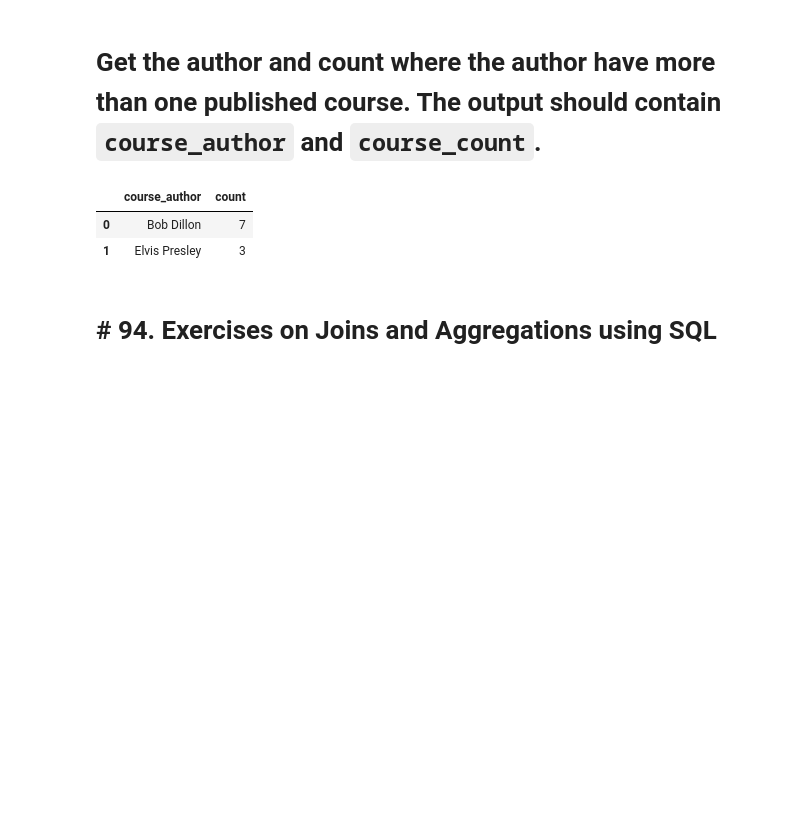
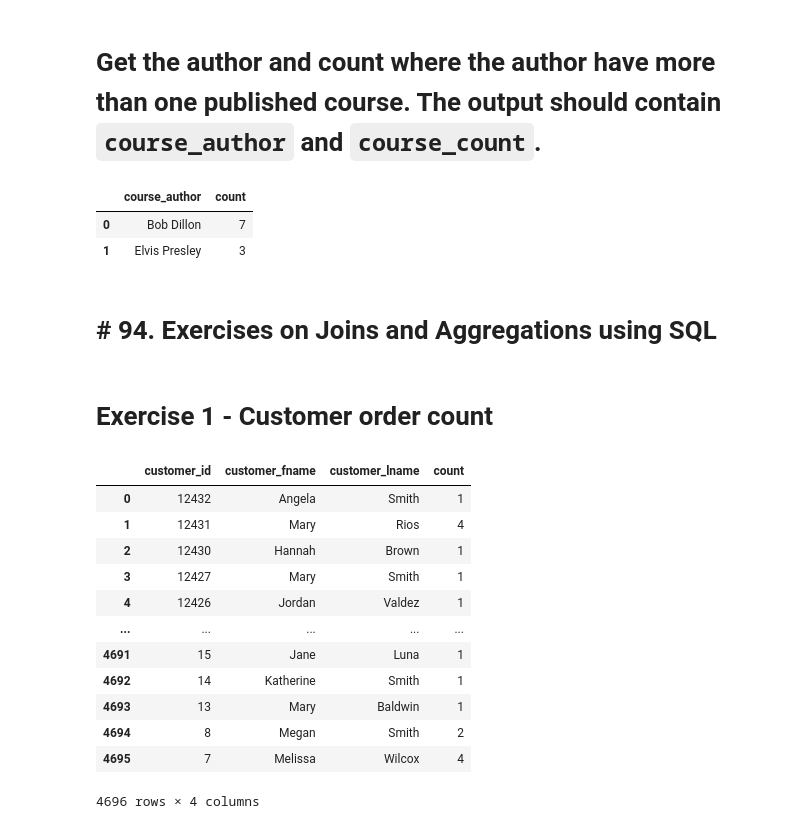
Before and after one commit to ZygimantasB/data_engineering_essentials_using_sql_python_pyspark, a Jupyter notebook: Section 9 Exercises for Basic SQL Queries/section_9.ipynb, the cells around one changed output. Saved outputs shown, nothing was run; the diff lists cells and outputs as text; code cells hidden in the pictures; blank space fills up the shorter version.

```diff
--- a/Section 9 Exercises for Basic SQL Queries/section_9.ipynb
+++ b/Section 9 Exercises for Basic SQL Queries/section_9.ipynb
@@ -112,3 +112,31 @@ HAVING count(*) > 1;
 | 1 | Elvis Presley | 3 |
 # %% [markdown]
 # # 94. Exercises on Joins and Aggregations using SQL
+# %% [markdown]
+# Exercise 1 - Customer order count
+# %%
+%%sql
+SELECT customer_id,
+       customer_fname,
+       customer_lname,
+       count(*)
+FROM customers c
+    JOIN orders o
+      ON c.customer_id = o.order_customer_id
+        WHERE to_char(order_date, 'yyyy-mm') = '2014-01'
+        GROUP BY to_char(order_date, 'yyyy-mm'), customer_id
+        ORDER BY customer_id DESC;
+# %% [output]
+|  | customer_id | customer_fname | customer_lname | count |
+| 0 | 12432 | Angela | Smith | 1 |
+| 1 | 12431 | Mary | Rios | 4 |
+| 2 | 12430 | Hannah | Brown | 1 |
+| 3 | 12427 | Mary | Smith | 1 |
+| 4 | 12426 | Jordan | Valdez | 1 |
+| ... | ... | ... | ... | ... |
+| 4691 | 15 | Jane | Luna | 1 |
+| 4692 | 14 | Katherine | Smith | 1 |
+| 4693 | 13 | Mary | Baldwin | 1 |
+| 4694 | 8 | Megan | Smith | 2 |
+| 4695 | 7 | Melissa | Wilcox | 4 |
+4696 rows × 4 columns
```
Also changed, not shown: parts of 3 cells of this notebook.
